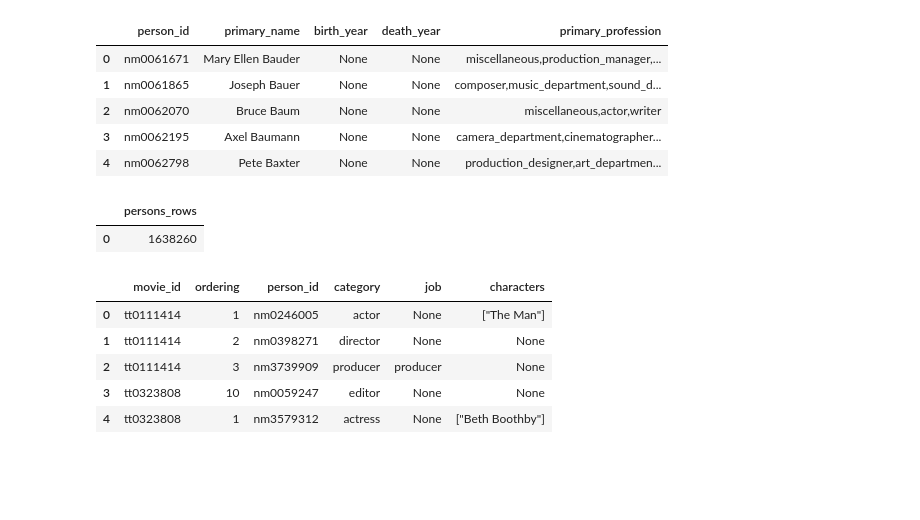
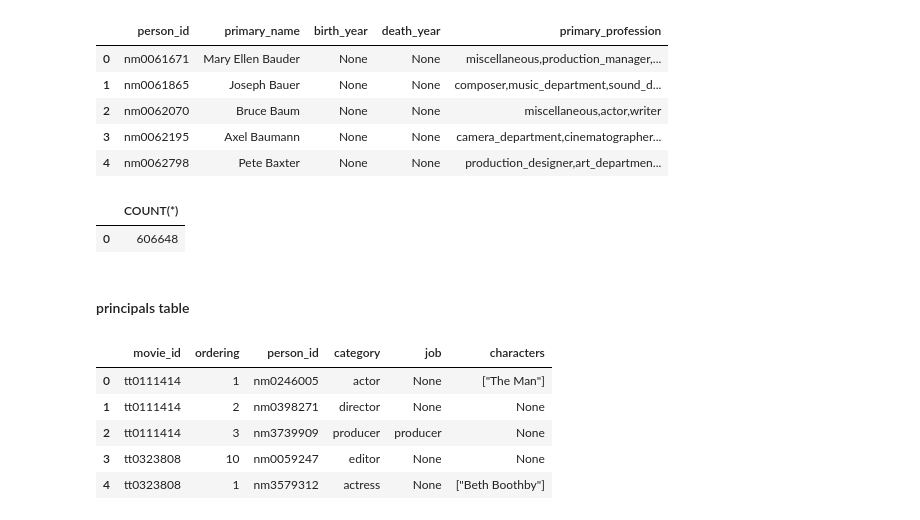
Before and after one commit to gcburgess/Xbox-to-Box-Office, a Jupyter notebook: greg-notebooks-folder/GREG_slightly_polished.ipynb, the cells around one changed output. Cells and saved outputs as stored; diff of their text form; code cells hidden in the pictures; blank space fills up the shorter version.

```diff
--- a/greg-notebooks-folder/GREG_slightly_polished.ipynb
+++ b/greg-notebooks-folder/GREG_slightly_polished.ipynb
@@ -261,16 +285,17 @@ LIMIT 5
 | 3 | nm0062195 | Axel Baumann | None | None | camera_department,cinematographer... |
 | 4 | nm0062798 | Pete Baxter | None | None | production_designer,art_departmen... |
 # %%
-# How many records exist?
 pd.read_sql("""
 SELECT
-    COUNT(*) as persons_rows
+    COUNT(*)
 FROM
-    known_for
+    persons
 """, con)
 # %% [output]
-|  | persons_rows |
-| 0 | 1638260 |
+|  | COUNT(*) |
+| 0 | 606648 |
+# %% [markdown]
+#### principals table
 # %%
 # What do sample values look like?
 pd.read_sql("""
```
Also changed, not shown: parts of 19 cells of this notebook.
